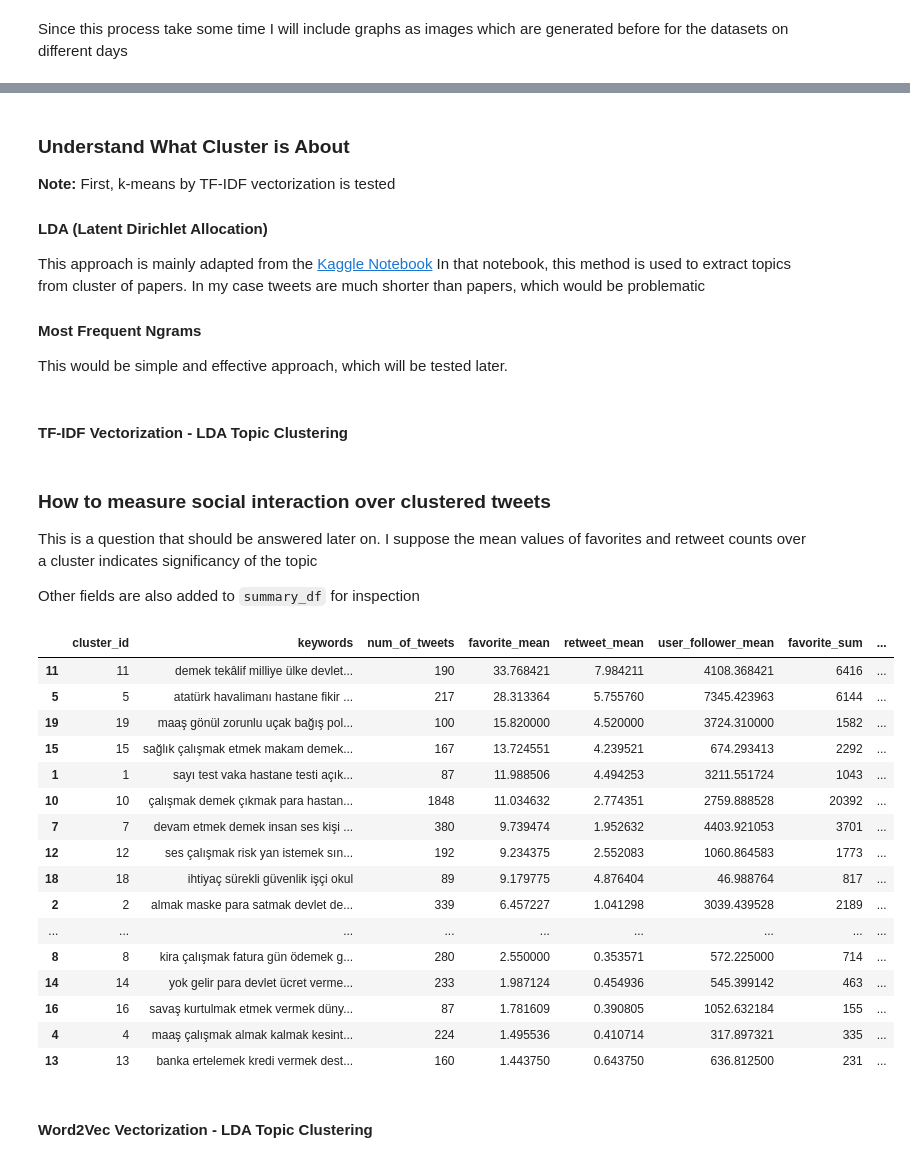
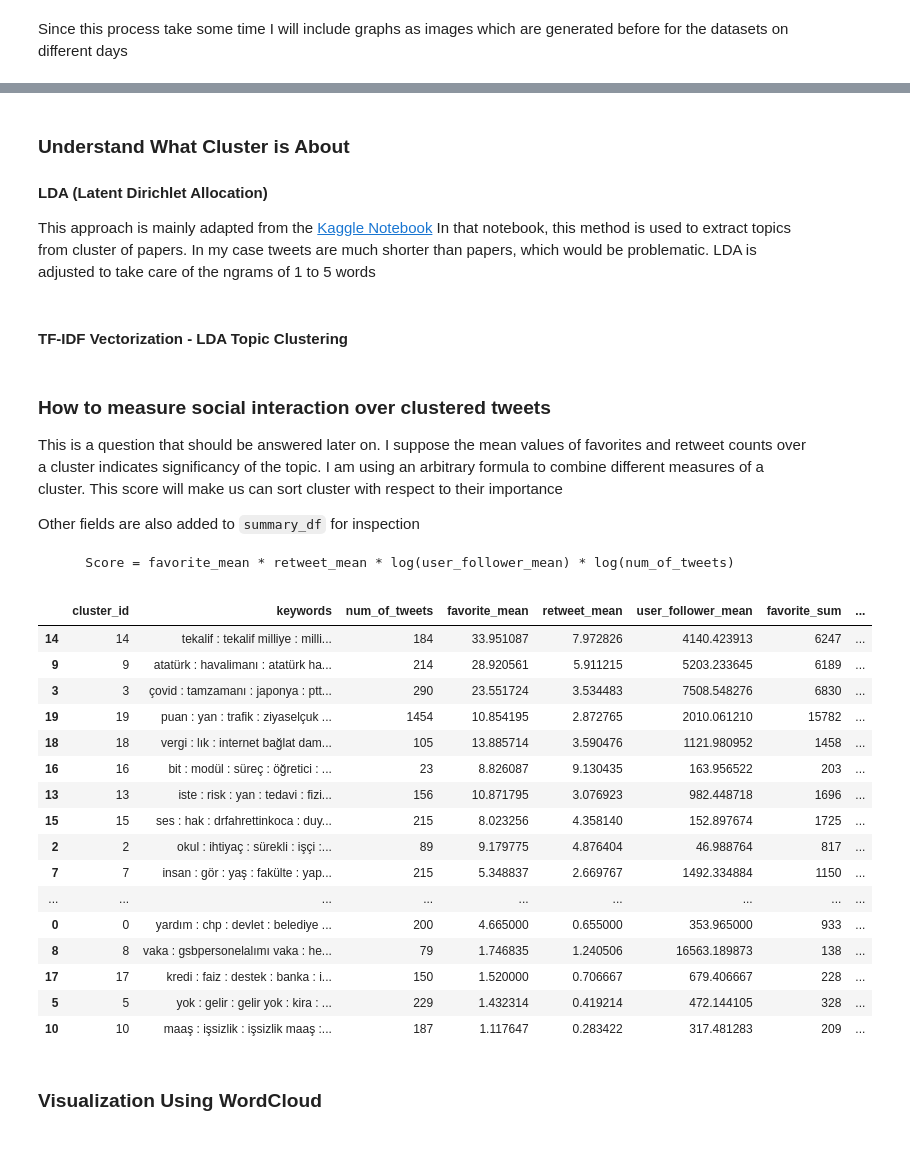
Before and after one commit to kemaltulum/hack-covid-with-nlp, a Jupyter notebook: notebooks/tweetAnalysisReport.ipynb, the cells around one changed output, grey strips where cells are left out. Saved outputs shown, nothing was run; the diff lists cells and outputs as text; code cells hidden in the pictures.

````diff
--- a/notebooks/tweetAnalysisReport.ipynb
+++ b/notebooks/tweetAnalysisReport.ipynb
@@ -267,0 +233,14 @@ plt.show()
+# %%
+from sklearn.cluster import KMeans
+from sklearn import metrics
+from scipy.spatial.distance import cdist
+from tqdm import tqdm
+
+# run kmeans with many different k
+distortions = []
+K = range(2, 50)
+for k in tqdm(K):
+    k_means = KMeans(n_clusters=k, random_state=42)
+    k_means.fit(X_reduced)
+    distortions.append(sum(np.min(cdist(X_reduced, k_means.cluster_centers_, 'euclidean'), axis=1)) / X.shape[0])
+    #print('Found distortion for {} clusters'.format(k))
@@ -332,5 +276,0 @@ However, it seems that there would be higher **k** values, which should be teste
-# %%
-k_w2vec = 30
-kmeans = KMeans(n_clusters=k_w2vec, random_state=42)
-y_pred_w2vec = kmeans.fit_predict(X_reduced)
-tweet_df['y_w2vec'] = y_pred_w2vec
@@ -417,14 +327,10 @@ plt.show()
 # %% [markdown]
 ### Understand What Cluster is About
 
-**Note:** First, k-means by TF-IDF vectorization is tested
-
 #### LDA (Latent Dirichlet Allocation)
 This approach is mainly adapted from the [Kaggle Notebook](https://www.kaggle.com/maksimeren/covid-19-literature-clustering#Dimensionality-Reduction-with-t-SNE)
-In that notebook, this method is used to extract topics from cluster of papers. In my case tweets are much shorter than papers, which would be problematic
-
-#### Most Frequent Ngrams
-This would be simple and effective approach, which will be tested later.
+In that notebook, this method is used to extract topics from cluster of papers. In my case tweets are much shorter than papers, which would be problematic.
+LDA is adjusted to take care of the ngrams of 1 to 5 words
 # %%
 from sklearn.decomposition import LatentDirichletAllocation
 from sklearn.feature_extraction.text import CountVectorizer
@@ -454,7 +360,7 @@ def lda_clustering(k, col):
 
     for ii in range(0, k):
         # Creating a vectorizer
-        vectorizers.append(CountVectorizer(stop_words=None, lowercase=True, token_pattern='[a-zA-ZâüğşıöçÜĞŞİÇÖ\-][a-zA-ZâüğşıöçÜĞŞİÇÖ\-]{2,}'))
+        vectorizers.append(CountVectorizer(ngram_range=(1, 5), stop_words=None, lowercase=True, token_pattern='[a-zA-ZâüğşıöçÜĞŞİÇÖ\-][a-zA-ZâüğşıöçÜĞŞİÇÖ\-]{2,}'))
 
     vectorized_data = []
 
@@ -476,8 +382,6 @@ def lda_clustering(k, col):
         lda = LatentDirichletAllocation(n_components=NUM_TOPICS_PER_CLUSTER, max_iter=10, learning_method='online',verbose=False, random_state=42)
         lda_models.append(lda)
 
-    len(lda_models)
-
     clusters_lda_data = []
 
     for current_cluster, lda in enumerate(lda_models):
@@ -504,16 +408,20 @@ all_keywords = lda_clustering(k, col)
 # %% [markdown]
 ### How to measure social interaction over clustered tweets
 
-This is a question that should be answered later on. I suppose the mean values of favorites and retweet counts over a cluster indicates significancy of the topic
+This is a question that should be answered later on. I suppose the mean values of favorites and retweet counts over a cluster indicates significancy of the topic. I am using an arbitrary formula to combine different measures of a cluster. This score will make us can sort cluster with respect to their importance
 
 Other fields are also added to `summary_df` for inspection
+
+```
+    Score = favorite_mean * retweet_mean * log(user_follower_mean) * log(num_of_tweets)
+```
 # %%
 summary_df_arr = []
 
 for cluster_id, cluster_df in tweet_df.groupby(by="y"):
     row = {}
     row['cluster_id'] = cluster_id
-    row['keywords'] = " ".join(all_keywords[cluster_id])
+    row['keywords'] = " : ".join(all_keywords[cluster_id])
     row['num_of_tweets'] = cluster_df.shape[0]
     row['favorite_mean'] = cluster_df['favorite_count'].mean()
     row['retweet_mean'] = cluster_df['retweet_count'].mean()
@@ -521,29 +429,28 @@ for cluster_id, cluster_df in tweet_df.groupby(by="y"):
     row['favorite_sum'] = cluster_df['favorite_count'].sum()
     row['retweet_sum'] = cluster_df['retweet_count'].sum()
     row['user_follower_sum'] = cluster_df['user_follower_count'].sum()
+    row['score'] = row['favorite_mean'] * row['retweet_mean'] * np.log1p(row['user_follower_mean']) * np.log1p(row['num_of_tweets'])
     summary_df_arr.append(row)
 
 summary_df = pd.DataFrame(summary_df_arr)
 # %%
 pd.set_option('display.max_colwidth', -1)
-summary_df.sort_values(by="favorite_mean", ascending=False)
+summary_df.sort_values(by="score", ascending=False)
 # %% [output]
 |  | cluster_id | keywords | num_of_tweets | favorite_mean | retweet_mean | user_follower_mean | favorite_sum | ... |
-| 11 | 11 | demek tekâlif milliye ülke devlet... | 190 | 33.768421 | 7.984211 | 4108.368421 | 6416 | ... |
-| 5 | 5 | atatürk havalimanı hastane fikir ... | 217 | 28.313364 | 5.755760 | 7345.423963 | 6144 | ... |
-| 19 | 19 | maaş gönül zorunlu uçak bağış pol... | 100 | 15.820000 | 4.520000 | 3724.310000 | 1582 | ... |
-| 15 | 15 | sağlık çalışmak etmek makam demek... | 167 | 13.724551 | 4.239521 | 674.293413 | 2292 | ... |
-| 1 | 1 | sayı test vaka hastane testi açık... | 87 | 11.988506 | 4.494253 | 3211.551724 | 1043 | ... |
-| 10 | 10 | çalışmak demek çıkmak para hastan... | 1848 | 11.034632 | 2.774351 | 2759.888528 | 20392 | ... |
-| 7 | 7 | devam etmek demek insan ses kişi ... | 380 | 9.739474 | 1.952632 | 4403.921053 | 3701 | ... |
-| 12 | 12 | ses çalışmak risk yan istemek sın... | 192 | 9.234375 | 2.552083 | 1060.864583 | 1773 | ... |
-| 18 | 18 | ihtiyaç sürekli güvenlik işçi okul | 89 | 9.179775 | 4.876404 | 46.988764 | 817 | ... |
-| 2 | 2 | almak maske para satmak devlet de... | 339 | 6.457227 | 1.041298 | 3039.439528 | 2189 | ... |
+| 14 | 14 | tekalif : tekalif milliye : milli... | 184 | 33.951087 | 7.972826 | 4140.423913 | 6247 | ... |
+| 9 | 9 | atatürk : havalimanı : atatürk ha... | 214 | 28.920561 | 5.911215 | 5203.233645 | 6189 | ... |
+| 3 | 3 | çovid : tamzamanı : japonya : ptt... | 290 | 23.551724 | 3.534483 | 7508.548276 | 6830 | ... |
+| 19 | 19 | puan : yan : trafik : ziyaselçuk ... | 1454 | 10.854195 | 2.872765 | 2010.061210 | 15782 | ... |
+| 18 | 18 | vergi : lık : internet bağlat dam... | 105 | 13.885714 | 3.590476 | 1121.980952 | 1458 | ... |
+| 16 | 16 | bit : modül : süreç : öğretici : ... | 23 | 8.826087 | 9.130435 | 163.956522 | 203 | ... |
+| 13 | 13 | iste : risk : yan : tedavi : fizi... | 156 | 10.871795 | 3.076923 | 982.448718 | 1696 | ... |
+| 15 | 15 | ses : hak : drfahrettinkoca : duy... | 215 | 8.023256 | 4.358140 | 152.897674 | 1725 | ... |
+| 2 | 2 | okul : ihtiyaç : sürekli : işçi :... | 89 | 9.179775 | 4.876404 | 46.988764 | 817 | ... |
+| 7 | 7 | insan : gör : yaş : fakülte : yap... | 215 | 5.348837 | 2.669767 | 1492.334884 | 1150 | ... |
 | ... | ... | ... | ... | ... | ... | ... | ... | ... |
-| 8 | 8 | kira çalışmak fatura gün ödemek g... | 280 | 2.550000 | 0.353571 | 572.225000 | 714 | ... |
-| 14 | 14 | yok gelir para devlet ücret verme... | 233 | 1.987124 | 0.454936 | 545.399142 | 463 | ... |
-| 16 | 16 | savaş kurtulmak etmek vermek düny... | 87 | 1.781609 | 0.390805 | 1052.632184 | 155 | ... |
-| 4 | 4 | maaş çalışmak almak kalmak kesint... | 224 | 1.495536 | 0.410714 | 317.897321 | 335 | ... |
-| 13 | 13 | banka ertelemek kredi vermek dest... | 160 | 1.443750 | 0.643750 | 636.812500 | 231 | ... |
+| 0 | 0 | yardım : chp : devlet : belediye ... | 200 | 4.665000 | 0.655000 | 353.965000 | 933 | ... |
+| 8 | 8 | vaka : gsbpersonelalımı vaka : he... | 79 | 1.746835 | 1.240506 | 16563.189873 | 138 | ... |
+| 17 | 17 | kredi : faiz : destek : banka : i... | 150 | 1.520000 | 0.706667 | 679.406667 | 228 | ... |
+| 5 | 5 | yok : gelir : gelir yok : kira : ... | 229 | 1.432314 | 0.419214 | 472.144105 | 328 | ... |
+| 10 | 10 | maaş : işsizlik : işsizlik maaş :... | 187 | 1.117647 | 0.283422 | 317.481283 | 209 | ... |
-# %% [markdown]
-#### Word2Vec Vectorization - LDA Topic Clustering
@@ -554,0 +457,2 @@ all_keywords_w2vec = lda_clustering(k, col)
+# %% [markdown]
+### Visualization Using WordCloud
````
Also changed, not shown: parts of 64 cells of this notebook, 25 other files.
